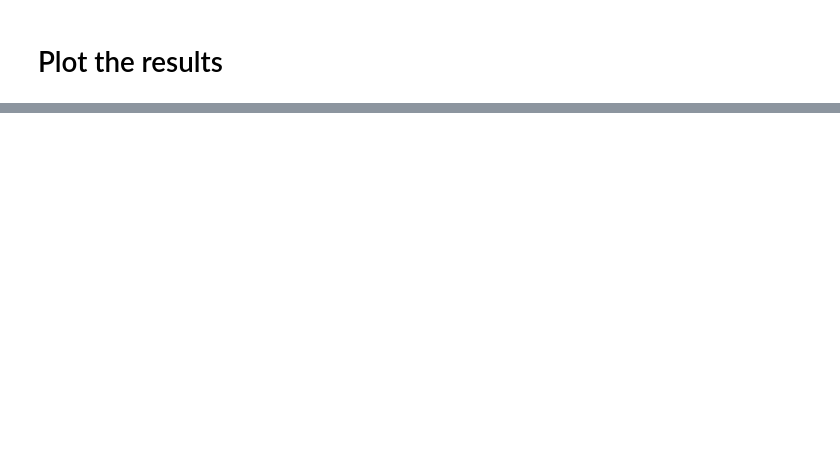
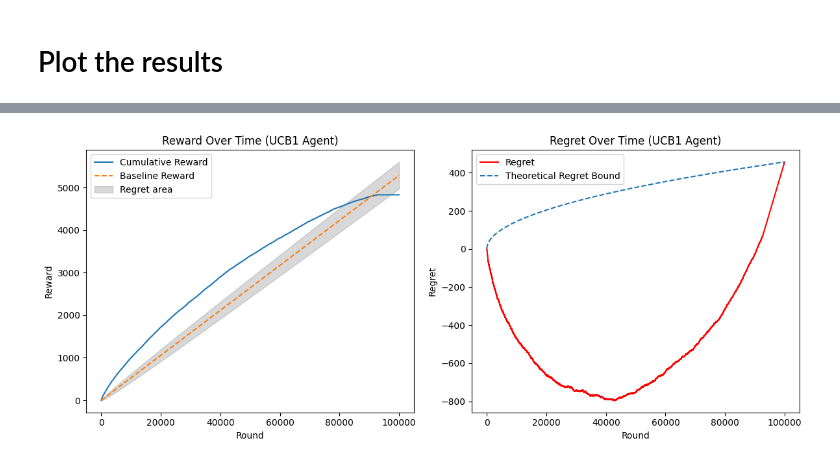
Before and after one commit to Filippo-Galli/Online-Learning-Application-project, a Jupyter notebook: 1_single_prod_stoc_B_const/main.ipynb, the cells around one changed output, grey strips where cells are left out. Saved outputs shown, nothing was run; the diff lists cells and outputs as text; code cells hidden in the pictures; blank space fills up the shorter version.

```diff
--- a/1_single_prod_stoc_B_const/main.ipynb
+++ b/1_single_prod_stoc_B_const/main.ipynb
@@ -377,8 +371,8 @@ def run_simulator(
         P=agent_params['P']
     )
     optimal_idx = np.argmax(opt_dist)
-    optimal_revenue = np.dot(agent_params['prices'], opt_dist)
-
+    #optimal_revenue = np.dot(agent_params['prices'], opt_dist)
+    optimal_revenue = np.dot(true_rewards, opt_dist)
 
     for sim in range(n_simulations):
 
@@ -889,8 +458,8 @@ valuation_dist = stats.norm(loc=env_config['valuation_mean'], scale=env_config['
 
 #valuation_dist=stats.uniform(0,1)
 
-T = 10000 # Number of rounds
-inventory = T*0.9 # Inventory constraint
+T = 100000 # Number of rounds
+inventory = T*0.1 # Inventory constraint
 
 # Calculate epsilon for exploration
 epsilon = inventory**(-1/3)  # Epsilon for UCB exploration
@@ -899,10 +468,10 @@ agent_params = {
     'P': inventory,  # inventory constraint
     'T': T,  # number of rounds
     #'prices': [0.0,0.1,0.2, 0.3, 0.4, 0.5, 0.6,0.7,0.8,0.9,1],  # set of prices
-    'prices': np.arange(0.1, 0.9, epsilon),  # set of prices
+    'prices': np.arange(0.1, 0.9, 1/7),  # set of prices
     'confidence_bound': 1,  # UCB exploration parameter (reduced for better performance)
     'rho_penalty': 1,  # Penalty factor for inventory constraint (increased to allow more sales)
-    'use_pen_rho': True  # Use rho penalty for inventory constraint
+    'use_pen_rho': False  # Use rho penalty for inventory constraint
 }
 
 agent = UCBLikeAgent(**agent_params)
@@ -1033,0 +526,38 @@ Inventory utilization: 96.6%
+# %%
+_, opt_value, _, _ = compute_clairvoyant(
+    prices=agent_params['prices'],
+    environment=StochasticPricingEnvironment(valuation_distribution=valuation_dist),
+    T=agent_params['T'],
+    P=agent_params['P']
+)
+
+baseline_reward_invetory = [opt_value * (t + 1) for t in range(T)]
+regret_invetory = np.array(baseline_reward_invetory) - cumulative_revenue
+
+theoretical_regret_invetory = [(t + 1)**(1/2)*regret_invetory[-1]/(T+1)**(1/2) for t in range(T)]
+
+# Plot results
+plt.figure(figsize=(12, 5))
+
+plt.subplot(1, 2, 1)
+plt.plot(cumulative_revenue, label="Cumulative Reward")
+plt.plot(baseline_reward_invetory, label="Baseline Reward", linestyle="--")
+t_values = np.arange(T)
+plt.fill_between(t_values, baseline_reward_invetory-np.sqrt(t_values), baseline_reward_invetory+np.sqrt(t_values), color='gray', alpha=0.3, label="Regret area")
+plt.xlabel("Round")
+plt.ylabel("Reward")
+plt.title("Reward Over Time (UCB1 Agent)")
+plt.legend()
+
+plt.subplot(1, 2, 2)
+plt.plot(regret_invetory, label="Regret", color='red')
+plt.plot(theoretical_regret_invetory, label="Theoretical Regret Bound", linestyle="--")
+plt.xlabel("Round")
+plt.ylabel("Regret")
+plt.title("Regret Over Time (UCB1 Agent)")
+plt.legend()
+
+plt.tight_layout()
+plt.show()
+# %% [output]
+[figure, added]
```
Also changed, not shown: parts of 7 cells of this notebook.
